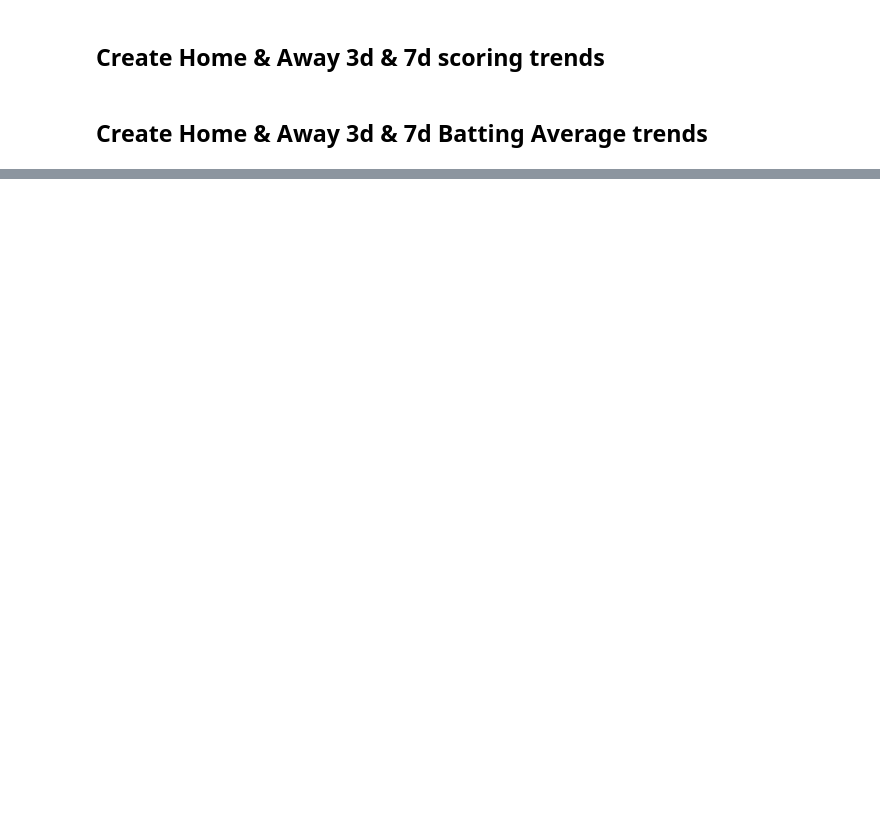
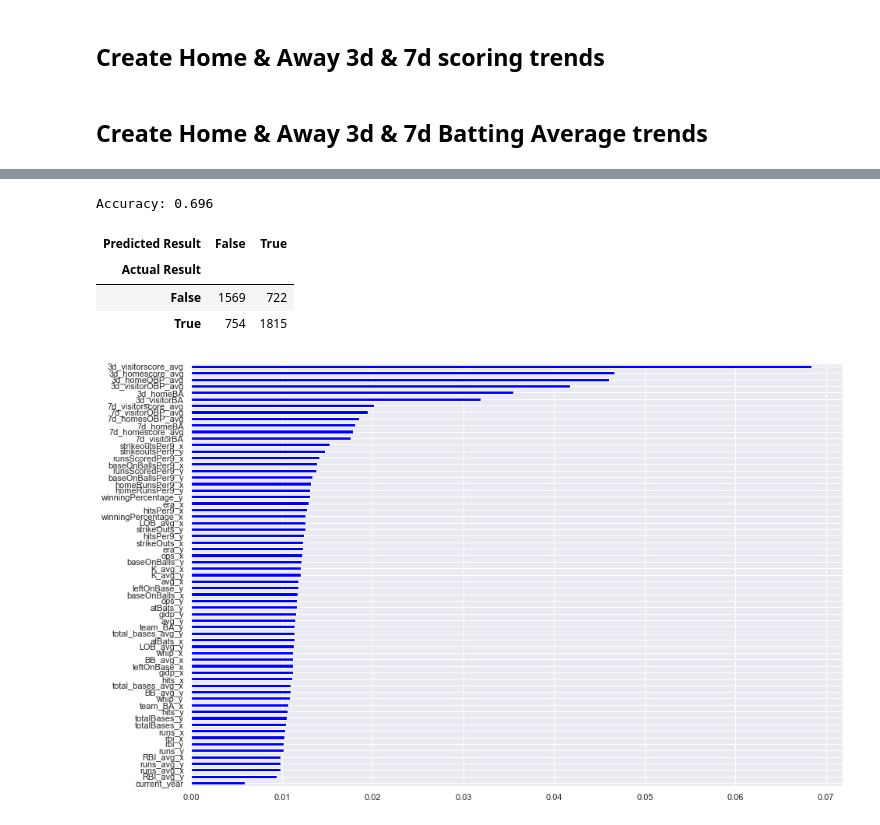
Before and after one commit to egitit/Predicting_MLB_outcomes, a Jupyter notebook: feature_engineering.ipynb, the cells around one changed output, grey strips where cells are left out. Cells and saved outputs as stored; diff of their text form; code cells hidden in the pictures; blank space fills up the shorter version.

Commit message:
engineer features worked too well, cuz they included the current games stats. Saving before I really break things...

```diff
--- a/feature_engineering.ipynb
+++ b/feature_engineering.ipynb
@@ -589,0 +596,2 @@ game_df.iloc[200:250, 80:]
+# %%
+X = game_df.drop(drop_lst2, axis=1)
@@ -589,0 +618,6 @@ game_df.iloc[200:250, 80:]
+# %%
+X_train, X_test, y_train, y_test = my_train_test_split(X, y, 2010, 2017)
+# %%
+rf2 = RandomForestClassifier()
+# %%
+rf2.fit(X_train, y_train)
@@ -589,0 +635,15 @@ game_df.iloc[200:250, 80:]
+# %%
+print("Accuracy:",round(metrics.accuracy_score(y_test, y_pred), 3))
+# %% [output]
+Accuracy: 0.696
+# %%
+pd.crosstab(y_test, y_pred, rownames=['Actual Result'], colnames=['Predicted Result'])
+# %% [output]
+| Predicted Result | False | True |
+| Actual Result |  |  |
+| False | 1569 | 722 |
+| True | 754 | 1815 |
+# %%
+plot_features_importance(rf2, "blue")
+# %% [output]
+[figure, added]
```
Also changed, not shown: parts of 38 cells of this notebook.
